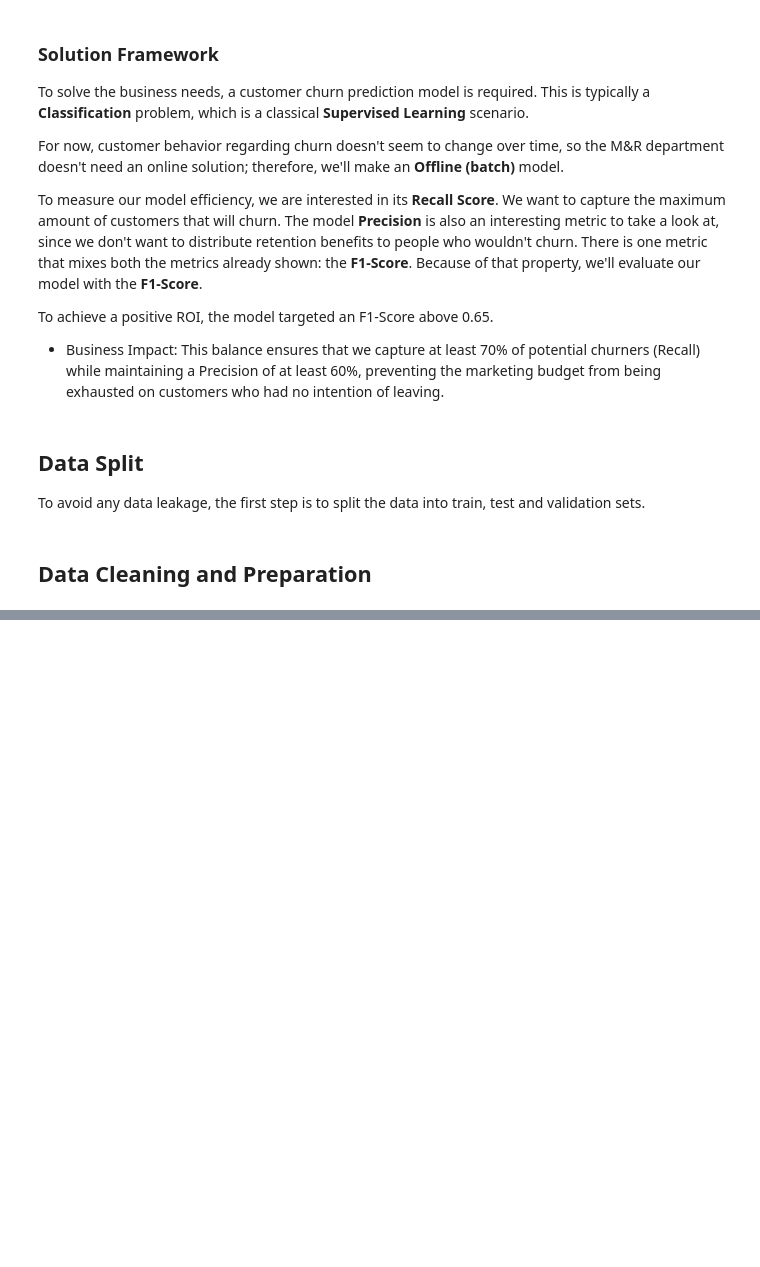
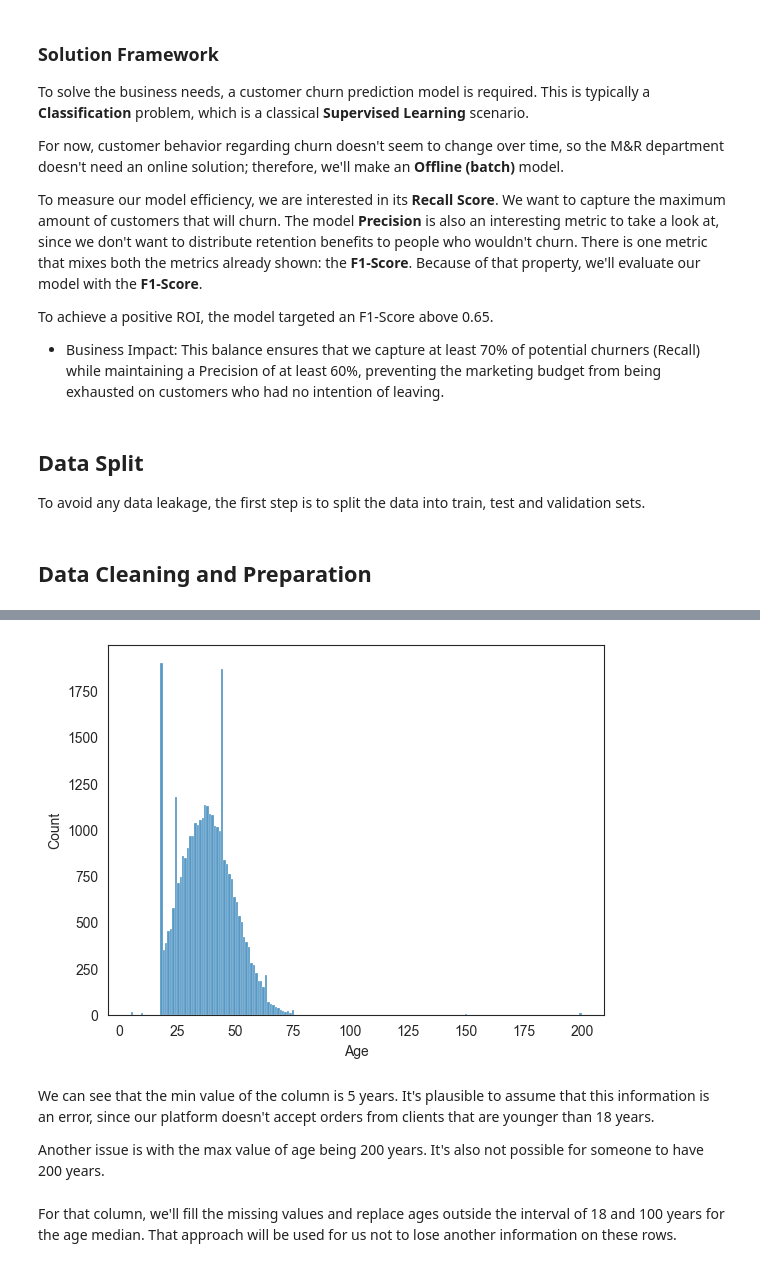
Before and after one commit to Kaio1005/Customer-Churn, a Jupyter notebook: Customer_churn_notebook.ipynb, the cells around one changed output, grey strips where cells are left out. Drawn from its saved outputs; the diff is of its cells as text; code cells hidden in the pictures; blank space fills up the shorter version.

```diff
--- a/Customer_churn_notebook.ipynb
+++ b/Customer_churn_notebook.ipynb
@@ -72,0 +185,13 @@ X_val, X_test, y_val, y_test = train_test_split(
+# %%
+sns.set_style('white')
+# %%
+sns.histplot(train_data_df, x = 'Age')
+plt.show()
+# %% [output]
+[figure, added]
+# %% [markdown]
+We can see that the min value of the column is 5 years. It's plausible to assume that this information is an error, since our platform doesn't accept orders from clients that are younger than 18 years.
+
+Another issue is with the max value of age being 200 years. It's also not possible for someone to have 200 years.
+# %% [markdown]
+For that column, we'll fill the missing values and replace ages outside the interval of 18 and 100 years for the age median. That approach will be used for us not to lose another information on these rows.
```
Also changed, not shown: parts of 29 cells of this notebook.
